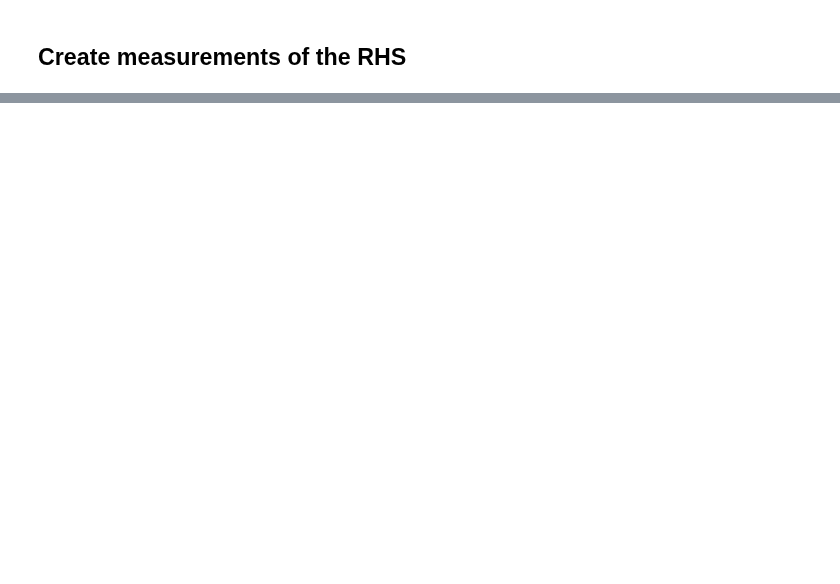
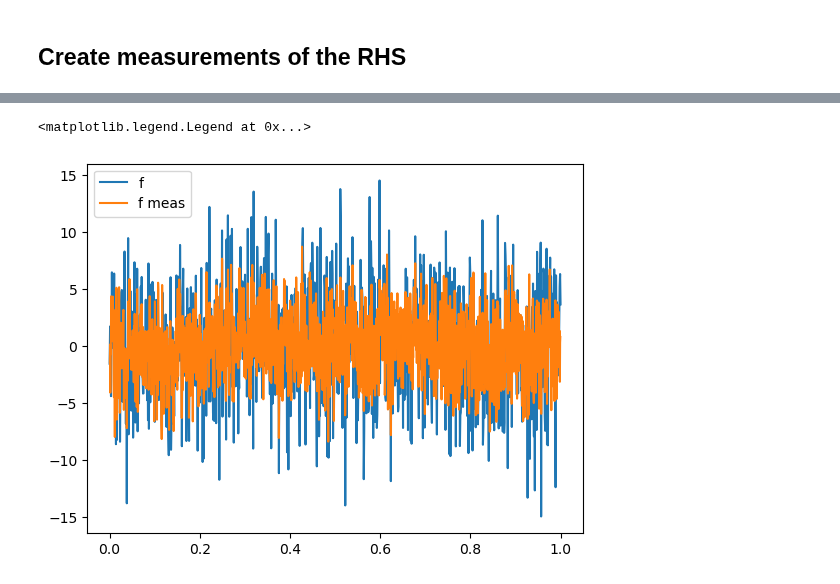
Before and after one commit to MatthieuDarcy/Kernel-NeuralNetworks-SPDEs, a Jupyter notebook: solving_elliptic/elliptic_neumann.ipynb, the cells around one changed output, grey strips where cells are left out. Drawn from its saved outputs; the diff is of its cells as text; code cells hidden in the pictures; blank space fills up the shorter version.

```diff
--- a/solving_elliptic/elliptic_neumann.ipynb
+++ b/solving_elliptic/elliptic_neumann.ipynb
@@ -242,0 +188,8 @@ bc = jnp.zeros(shape = (2, ))
+# %%
+plt.plot(x, f_values, label = 'f')
+plt.plot(m_tool.centers, f_meas,  label = 'f meas')
+
+plt.legend()
+# %% [output]
+<matplotlib.legend.Legend at 0x...>
+[figure, added]
```
Also changed, not shown: parts of 46 cells of this notebook, 10 other files.
